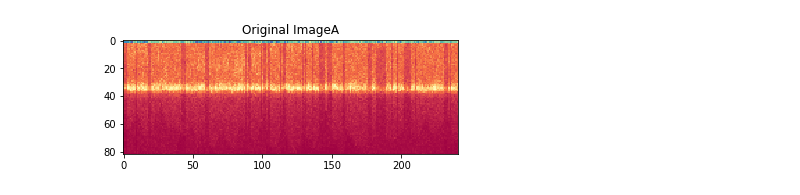
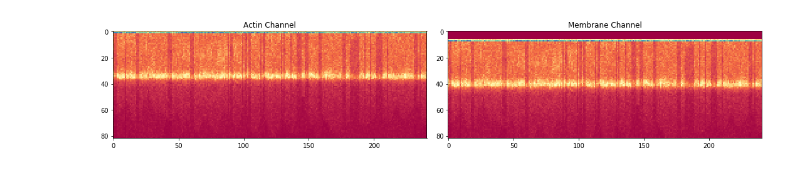
Before and after one commit to oozguc/PyImage, a Jupyter notebook: ObjectClassInstance/CortexThicknessMeasurment.ipynb, the cells around one changed output. Drawn from its saved outputs; the diff is of its cells as text; code cells hidden in the pictures.

Commit message:
Actin and membrane channel measurment

```diff
--- a/ObjectClassInstance/CortexThicknessMeasurment.ipynb
+++ b/ObjectClassInstance/CortexThicknessMeasurment.ipynb
@@ -15,7 +15,7 @@ targetdir = '/Users/aimachine/Documents/KymoGraphLineScans/Result/'
 
 Actinimage = '/Users/aimachine/Documents/KymoGraphLineScans/LineScanTime.tif'
 
-Membraneimage = '/Users/aimachine/Documents/KymoGraphLineScans/LineScanTime.tif'
+Membraneimage = '/Users/aimachine/Documents/KymoGraphLineScans/LineScanTime-shift.tif'
 
 #Enter time unit in seconds
 Time_unit = 5
@@ -23,11 +23,11 @@ Time_unit = 5
 Xcalibration = 0.212
 #Enter the number of pixels to be included in the fit
 Fitaround = 20
-#Symmetric psf as input (micrometer)
-psf = 0.17
+#Symmetric psf as input (pixels)
+psf =2
 # %%
 Actin = imread(Actinimage)
 Membrane = imread(Membraneimage)
-singleplot(Actin, 'Original ImageA')
+doubleplot(Actin, Membrane, 'Actin Channel', 'Membrane Channel')
 # %% [output]
-[figure, old version]
+[figure, new version]
```
Also changed, not shown: parts of 3 cells of this notebook, 1 other file.
